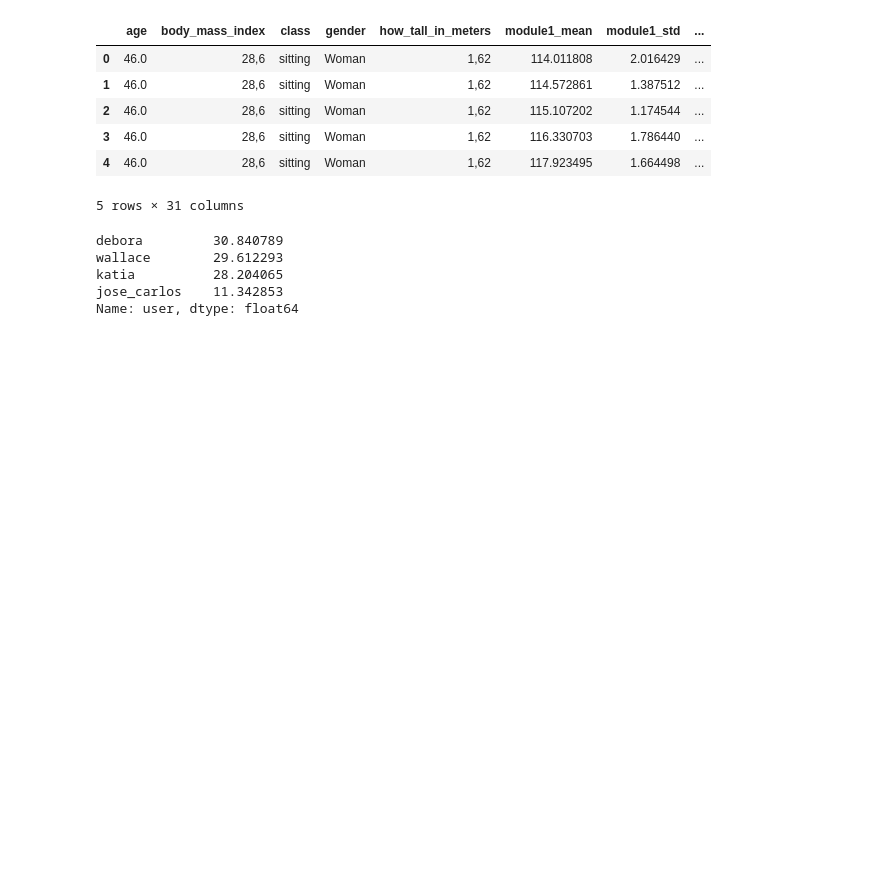
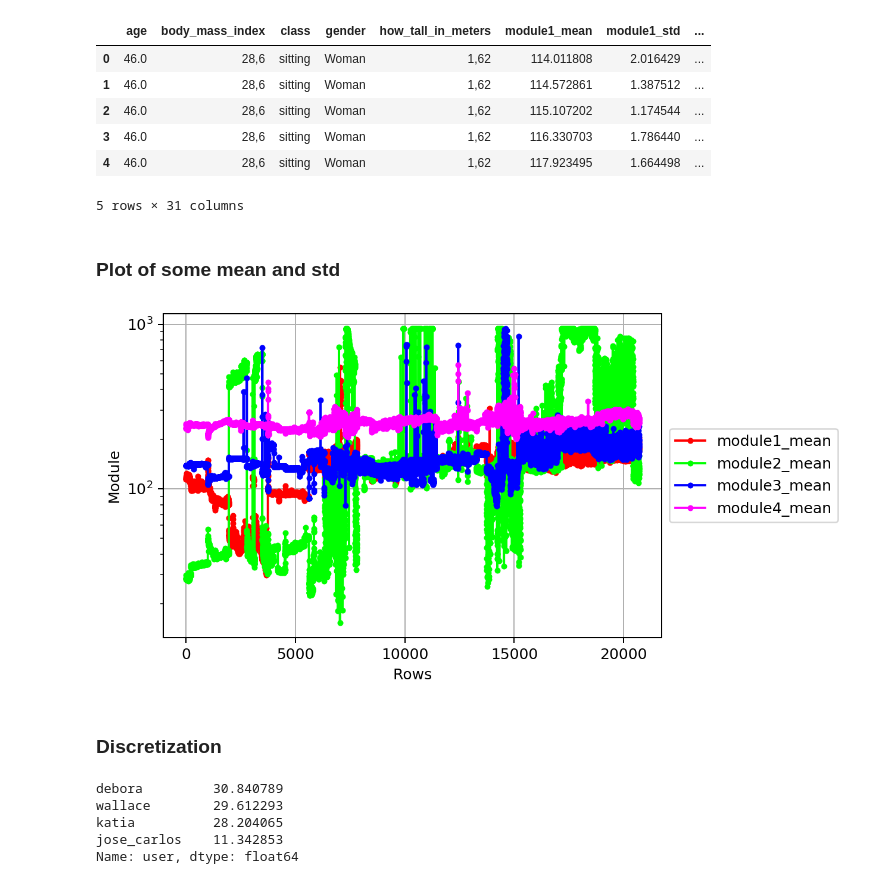
Before and after one commit to MarcoFagioli/project_AAL, a Jupyter notebook: data/data_manipulation.ipynb, the cells around one changed output. Drawn from its saved outputs; the diff is of its cells as text; code cells hidden in the pictures; blank space fills up the shorter version.

Commit message:
Add some graph plot

```diff
--- a/data/data_manipulation.ipynb
+++ b/data/data_manipulation.ipynb
@@ -1,6 +1,8 @@
 # %%
 import pandas as pd
 import numpy as np
+import matplotlib.pyplot as plt
+plt.rcParams['figure.dpi'] = 180
 # %%
 df = pd.read_csv('original_dataset.csv', sep = ';')
 # %% [markdown]
@@ -108,6 +110,32 @@ avg_df.head()
 # %%
 # Write the new dataframe on file
 avg_df.to_csv('measure_dataset.csv', sep = ';', index=False)
+# %%
+avg_df = pd.read_csv('measure_dataset.csv', sep = ';')
+# %% [markdown]
+### Plot of some mean and std
+# %%
+fields = ['module1_mean', 'module2_mean', 'module3_mean', 'module4_mean']
+colors = ['#ff0000', '#00ff00', '#0000ff', '#ff00ff']
+legend = []
+labels = []
+
+for k, field in enumerate(fields):
+    legend.append(plt.plot(list(range(avg_df.shape[0])), list(avg_df[field]), \
+                           linestyle = '-', marker = '.', color = colors[k])[0])
+    labels.append(field)
+
+
+plt.grid(True)
+plt.yscale("log")
+plt.legend(legend, labels, loc='center left', bbox_to_anchor=(1, 0.5))
+plt.ylabel("Module")
+plt.xlabel("Rows")
+plt.show()
+# %% [output]
+[figure, added]
+# %% [markdown]
+### Discretization
 # %%
 n_instance = df.loc[df['class'] == 'sitting'].shape[0]
 df.loc[df['class'] == 'sitting']['user'].value_counts()/n_instance*100
```
Also changed, not shown: 1 other file.
